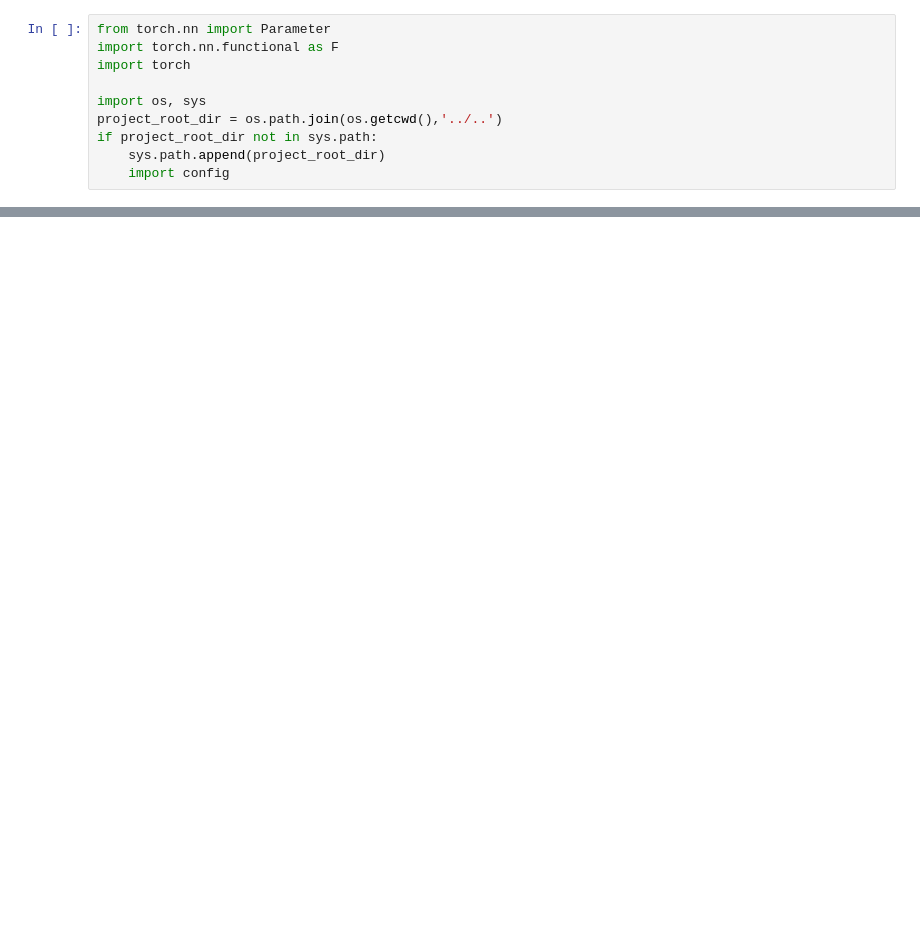
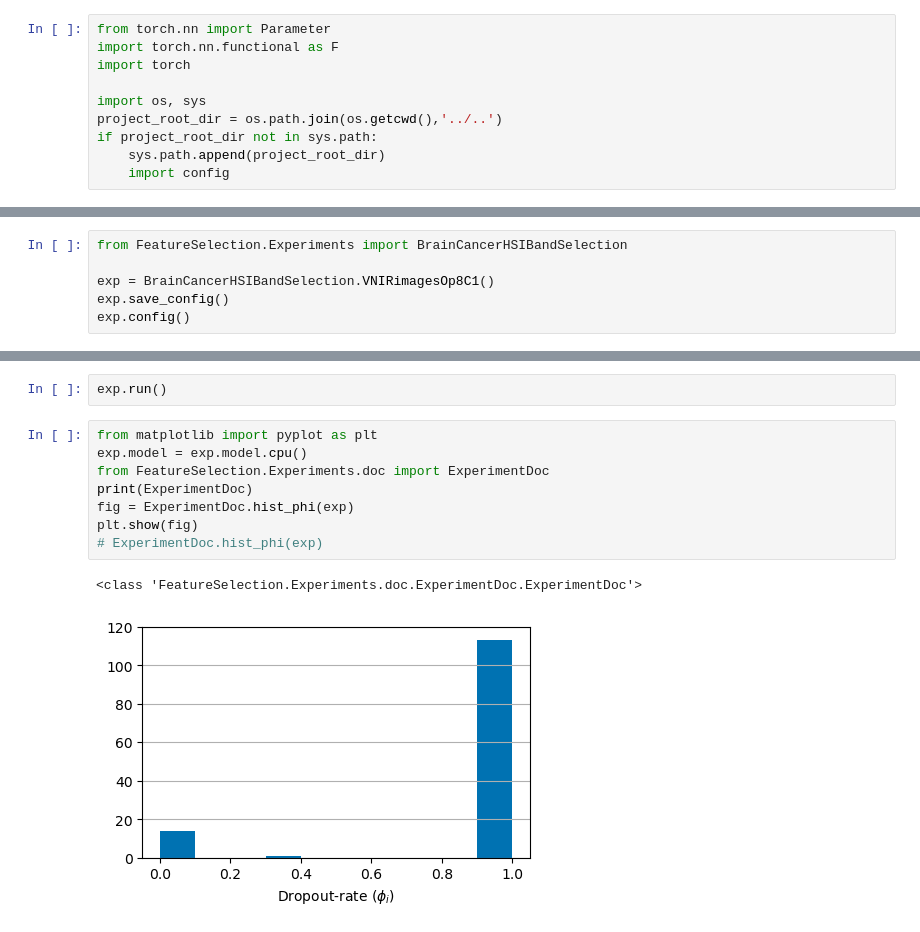
Before and after one commit to SolidusAbi/Thesis, a Jupyter notebook: Chapter 6/HSI/band_selection.ipynb, the cells around one changed output, grey strips where cells are left out. Drawn from its saved outputs; the diff is of its cells as text; blank space fills up the shorter version.

Commit message:
New experiment, module for generate images...

```diff
--- a/Chapter 6/HSI/band_selection.ipynb
+++ b/Chapter 6/HSI/band_selection.ipynb
@@ -490,0 +11,6 @@ plt.show()
+# %%
+from FeatureSelection.Experiments import BrainCancerHSIBandSelection
+
+exp = BrainCancerHSIBandSelection.VNIRimagesOp8C1()
+exp.save_config()
+exp.config()
@@ -490,0 +35,13 @@ plt.show()
+# %%
+exp.run()
+# %%
+from matplotlib import pyplot as plt
+exp.model = exp.model.cpu()
+from FeatureSelection.Experiments.doc import ExperimentDoc
+print(ExperimentDoc)
+fig = ExperimentDoc.hist_phi(exp)
+plt.show(fig)
+# ExperimentDoc.hist_phi(exp)
+# %% [output]
+<class 'FeatureSelection.Experiments.doc.ExperimentDoc.ExperimentDoc'>
+[figure, added]
```
Also changed, not shown: parts of 27 cells of this notebook, 16 other files.
